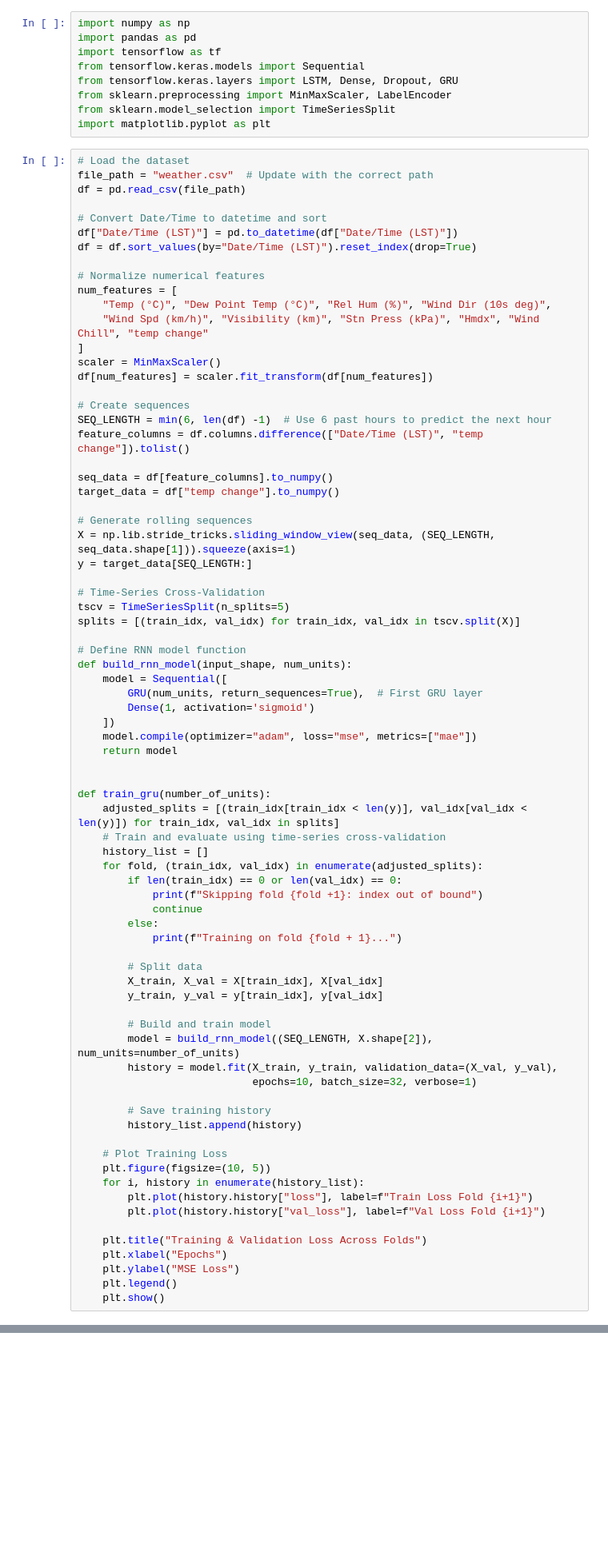
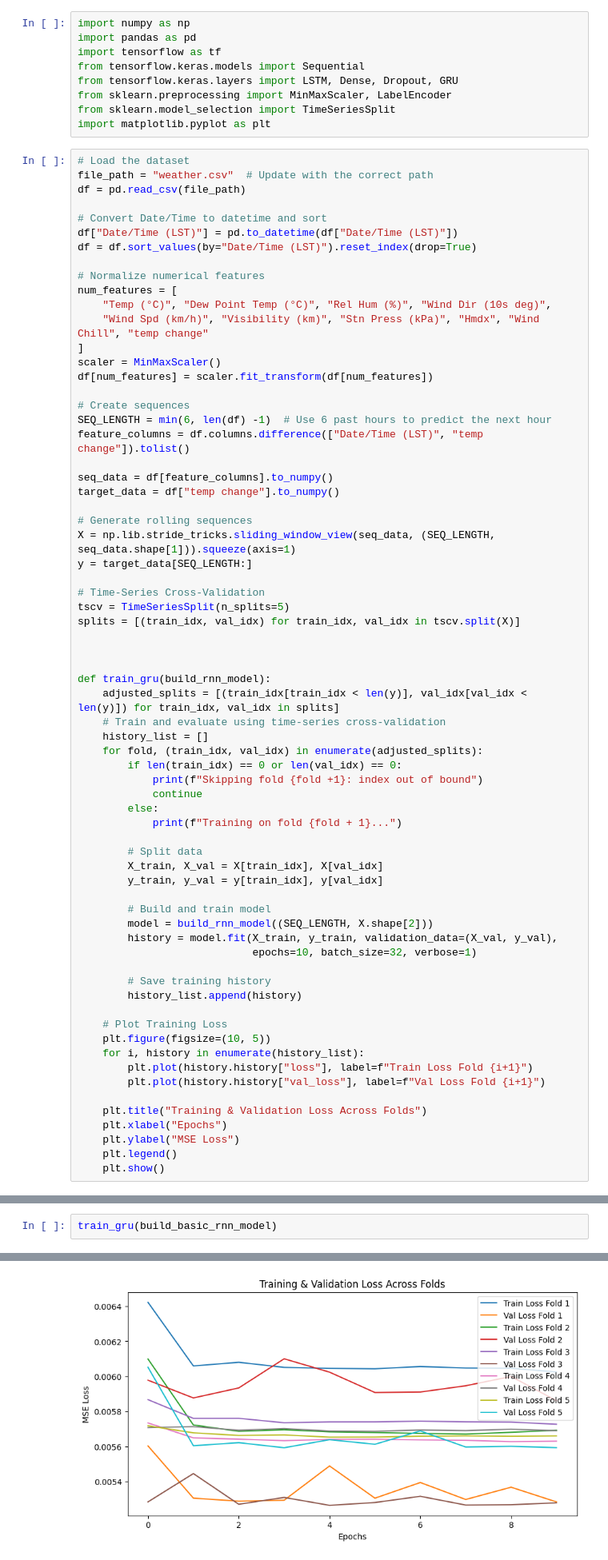
Before and after one commit to LemmaLemming/474weatherprediction, a Jupyter notebook: gru_testing_notebook.ipynb, the cells around one changed output, grey strips where cells are left out. Shown at 80% size. Cells and saved outputs as stored; diff of their text form; blank space fills up the shorter version.

Commit message:
tested different types of layers for GRU

```diff
--- a/gru_testing_notebook.ipynb
+++ b/gru_testing_notebook.ipynb
@@ -39,17 +39,9 @@ y = target_data[SEQ_LENGTH:]
 tscv = TimeSeriesSplit(n_splits=5)
 splits = [(train_idx, val_idx) for train_idx, val_idx in tscv.split(X)]
 
-# Define RNN model function
-def build_rnn_model(input_shape, num_units):
-    model = Sequential([
-        GRU(num_units, return_sequences=True),  # First GRU layer
-        Dense(1, activation='sigmoid')
-    ])
-    model.compile(optimizer="adam", loss="mse", metrics=["mae"])
-    return model
 
 
-def train_gru(number_of_units):
+def train_gru(build_rnn_model):
     adjusted_splits = [(train_idx[train_idx < len(y)], val_idx[val_idx < len(y)]) for train_idx, val_idx in splits]
     # Train and evaluate using time-series cross-validation
     history_list = []
@@ -65,7 +57,7 @@ def train_gru(number_of_units):
         y_train, y_val = y[train_idx], y[val_idx]
 
         # Build and train model
-        model = build_rnn_model((SEQ_LENGTH, X.shape[2]), num_units=number_of_units)
+        model = build_rnn_model((SEQ_LENGTH, X.shape[2]))
         history = model.fit(X_train, y_train, validation_data=(X_val, y_val),
                             epochs=10, batch_size=32, verbose=1)
 
@@ -217,0 +149,3 @@ Epoch 10/10
+# %%
+train_gru(build_basic_rnn_model)
+# %% [output]
@@ -217,0 +169 @@ Epoch 10/10
+[figure, added]
```
Also changed, not shown: parts of 12 cells of this notebook.
